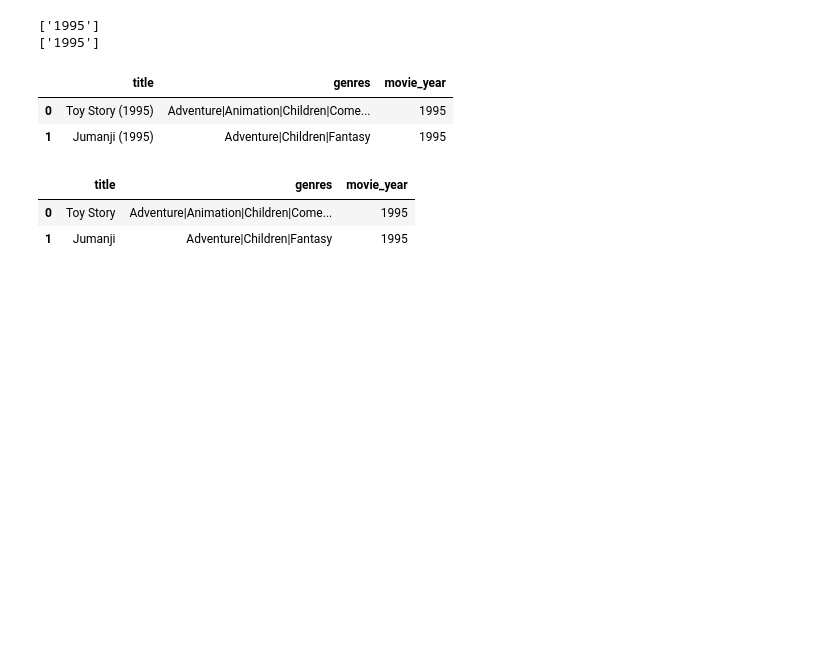
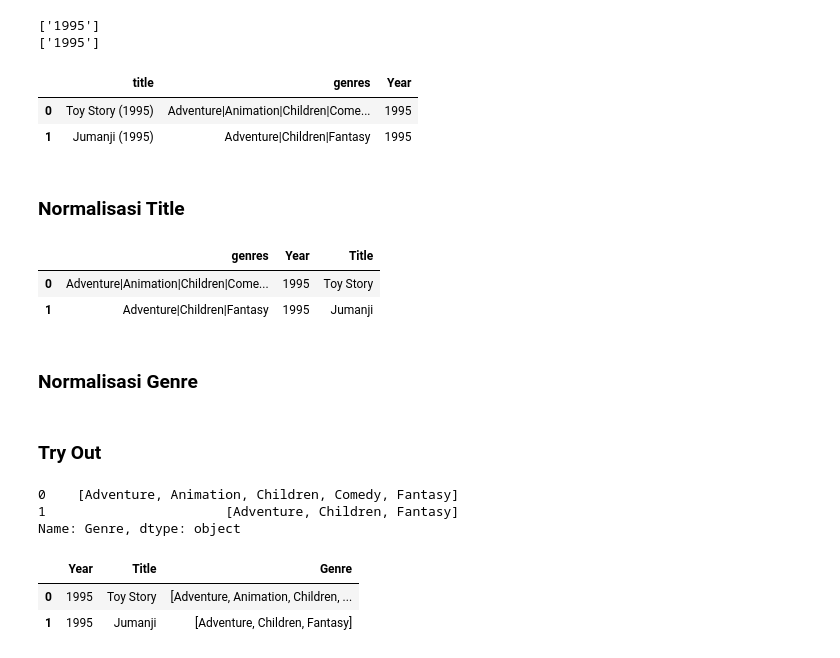
Before and after one commit to adambria1309/KurapikaZoldyck, a Jupyter notebook: Unlimited Chapter - Project/Building Recommendation Engine System.ipynb, the cells around one changed output. Drawn from its saved outputs; the diff is of its cells as text; code cells hidden in the pictures; blank space fills up the shorter version.

```diff
--- a/Unlimited Chapter - Project/Building Recommendation Engine System.ipynb
+++ b/Unlimited Chapter - Project/Building Recommendation Engine System.ipynb
@@ -234,26 +104,48 @@ for i in movie['title'].head(2):
 movie_year = []
 
 for year in movie['title']:
-  yr = re.findall("[\d]+",i)
-  movie_year.append(yr[0])
+    yr = re.findall("[\d]+",i)
+    movie_year.append(yr[0])
 
-movie['movie_year'] = movie_year
+movie['Year'] = movie_year
 
 movie.head(2)
 # %% [output]
-|  | title | genres | movie_year |
+|  | title | genres | Year |
 | 0 | Toy Story (1995) | Adventure|Animation|Children|Come... | 1995 |
 | 1 | Jumanji (1995) | Adventure|Children|Fantasy | 1995 |
+# %% [markdown]
+### Normalisasi Title
 # %%
 title = []
 
 for item in movie['title']:
-  reg = re.findall("[^\d()]+",item)
-  title.append(reg[0].strip())
+    reg = re.findall("[^\d()]+",item)
+    title.append(reg[0].strip())
 
-movie['title'] = title
+movie['Title'] = title
+movie.drop('title',1,inplace=True)
 movie.head(2)
 # %% [output]
-|  | title | genres | movie_year |
-| 0 | Toy Story | Adventure|Animation|Children|Come... | 1995 |
-| 1 | Jumanji | Adventure|Children|Fantasy | 1995 |
+|  | genres | Year | Title |
+| 0 | Adventure|Animation|Children|Come... | 1995 | Toy Story |
+| 1 | Adventure|Children|Fantasy | 1995 | Jumanji |
+# %% [markdown]
+### Normalisasi Genre
+# %% [markdown]
+### Try Out
+# %%
+co_mo = movie.copy()
+co_mo['Genre'] = co_mo['genres'].str.split('|')
+co_mo['Genre'].head(2)
+# %% [output]
+0    [Adventure, Animation, Children, Comedy, Fantasy]
+1                       [Adventure, Children, Fantasy]
+Name: Genre, dtype: object
+# %%
+co_mo.drop('genres',1,inplace=True)
+co_mo.head(2)
+# %% [output]
+|  | Year | Title | Genre |
+| 0 | 1995 | Toy Story | [Adventure, Animation, Children, ... |
+| 1 | 1995 | Jumanji | [Adventure, Children, Fantasy] |
```
Also changed, not shown: parts of 47 cells of this notebook.
